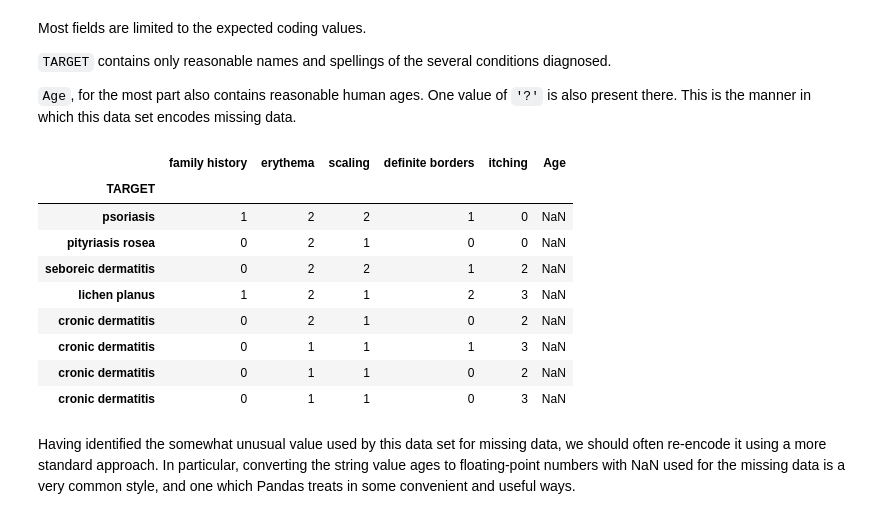
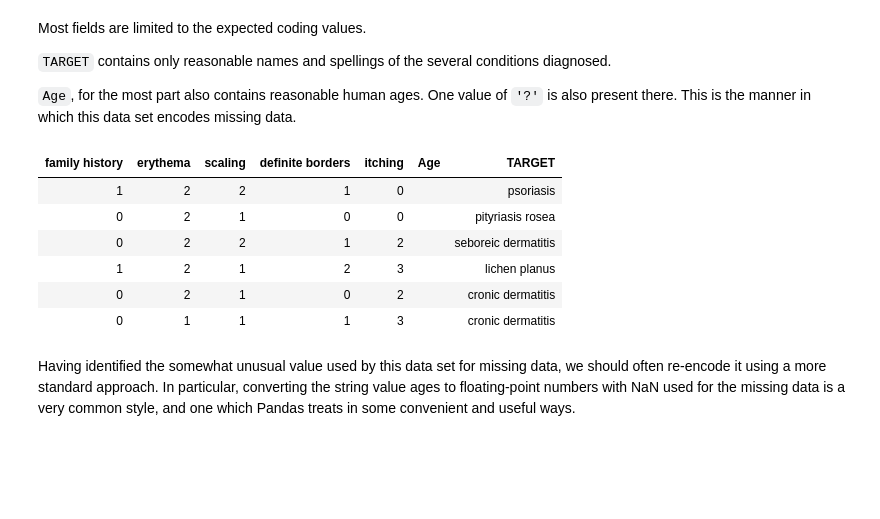
Before and after one commit to DavidMertz/CleaningDataVideo, a Jupyter notebook: Value_Imputation.ipynb, the cells around one changed output. Cells and saved outputs as stored; diff of their text form; code cells hidden in the pictures; blank space fills up the shorter version.

```diff
--- a/Value_Imputation.ipynb
+++ b/Value_Imputation.ipynb
@@ -103,24 +103,20 @@ Most fields are limited to the expected coding values.
 # %%
 # Assign missing ages marked with '?' as None
 df_v2 = df.copy()
 df_v2.loc[df.Age == '?', 'Age'] = None
 df_v2['Age'] = df_v2.Age.astype(float)
 # Display those rows with missing ages
-(df_v2
+GT(df_v2
      .loc[df_v2.Age.isnull()]
-     .iloc[:, [10, 0, 1, 2, 3, -2, -1]]
-     .set_index("TARGET"))
+     .iloc[:6, [10, 0, 1, 2, 3, -2, -1]])
 # %% [output]
-|  | family history | erythema | scaling | definite borders | itching | Age |
-| TARGET |  |  |  |  |  |  |
-| psoriasis | 1 | 2 | 2 | 1 | 0 | NaN |
-| pityriasis rosea | 0 | 2 | 1 | 0 | 0 | NaN |
-| seboreic dermatitis | 0 | 2 | 2 | 1 | 2 | NaN |
-| lichen planus | 1 | 2 | 1 | 2 | 3 | NaN |
-| cronic dermatitis | 0 | 2 | 1 | 0 | 2 | NaN |
-| cronic dermatitis | 0 | 1 | 1 | 1 | 3 | NaN |
-| cronic dermatitis | 0 | 1 | 1 | 0 | 2 | NaN |
-| cronic dermatitis | 0 | 1 | 1 | 0 | 3 | NaN |
+| family history | erythema | scaling | definite borders | itching | Age | TARGET |
+| 1 | 2 | 2 | 1 | 0 |  | psoriasis |
+| 0 | 2 | 1 | 0 | 0 |  | pityriasis rosea |
+| 0 | 2 | 2 | 1 | 2 |  | seboreic dermatitis |
+| 1 | 2 | 1 | 2 | 3 |  | lichen planus |
+| 0 | 2 | 1 | 0 | 2 |  | cronic dermatitis |
+| 0 | 1 | 1 | 1 | 3 |  | cronic dermatitis |
 # %% [markdown]
 Having identified the somewhat unusual value used by this data set for missing data, we should often re-encode it using a more standard approach.  In particular, converting the string value ages to floating-point numbers with NaN used for the missing data is a very common style, and one which Pandas treats in some convenient and useful ways.
 # %%
```
Also changed, not shown: parts of 13 cells of this notebook, 2 other files.
